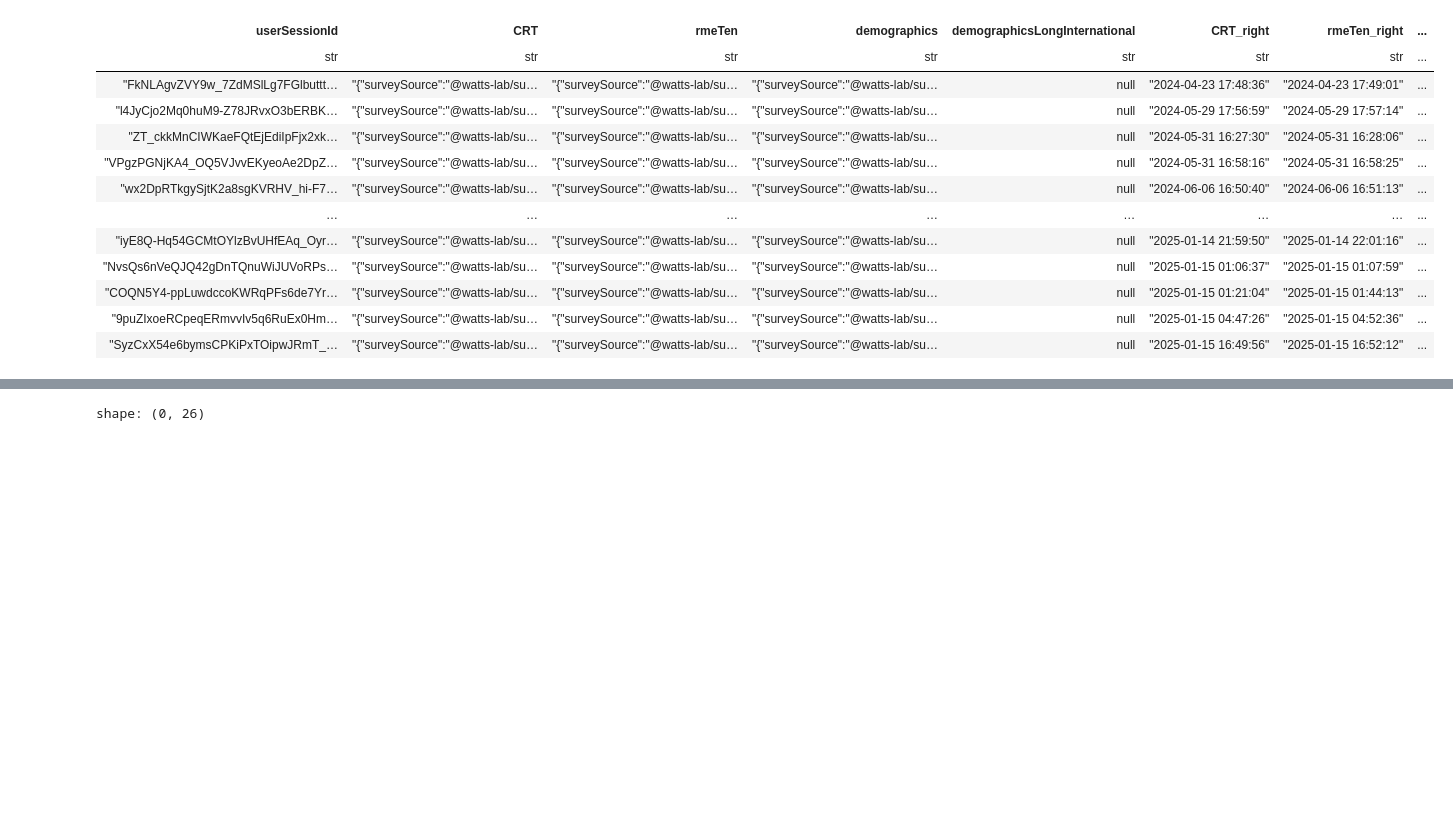
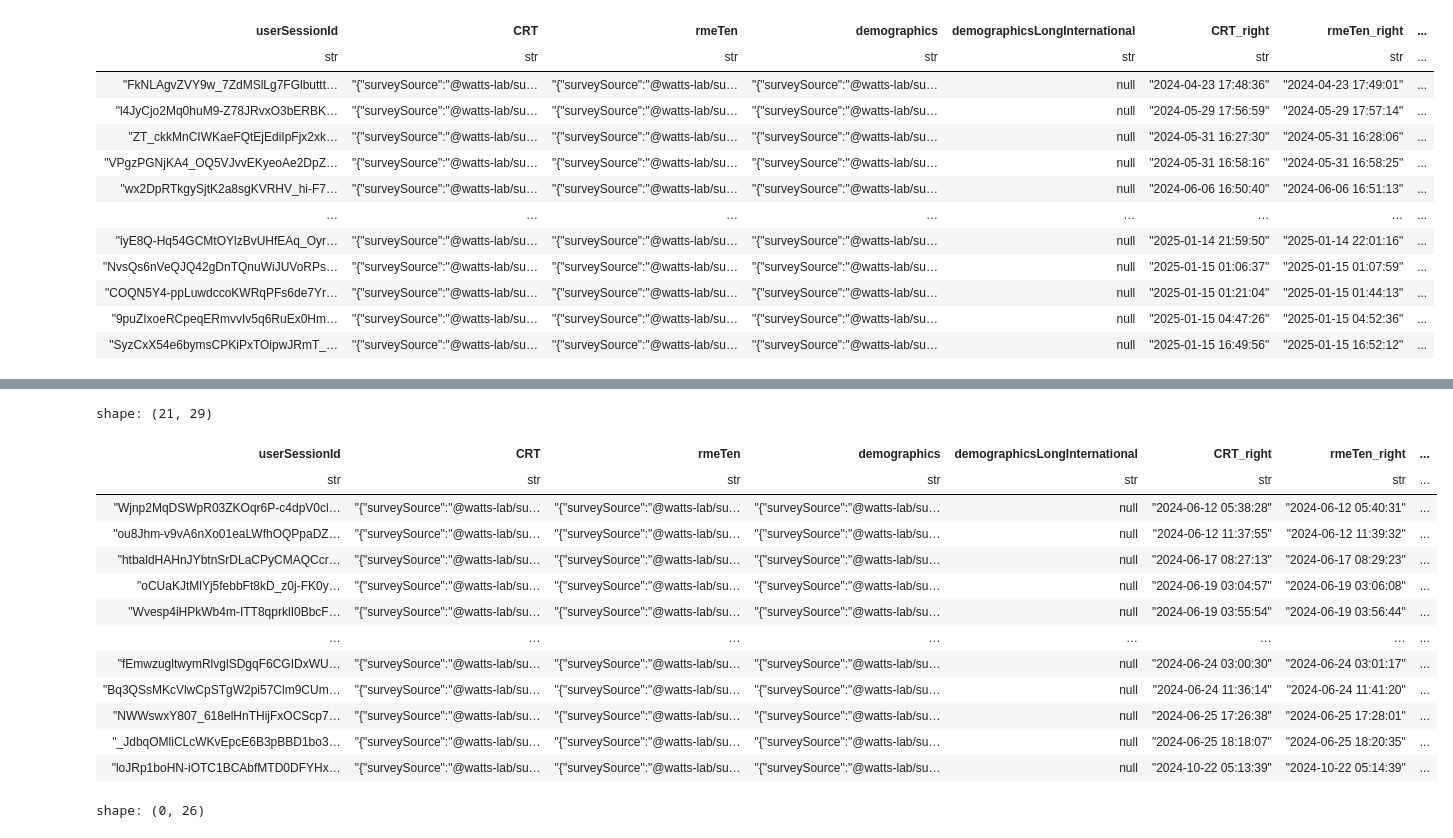
Before and after one commit to Watts-Lab/commonsense-data, a Jupyter notebook: .scripts/dashboard.ipynb, the cells around one changed output, grey strips where cells are left out. Drawn from its saved outputs; the diff is of its cells as text; code cells hidden in the pictures; blank space fills up the shorter version.

```diff
--- a/.scripts/dashboard.ipynb
+++ b/.scripts/dashboard.ipynb
@@ -965,3 +939,20 @@ shape: (33_965, 26)
 | "96RFYxyrmulX-1Z-ENdDV_7qSqhATZ… | null | null | "{"surveySource":"@watts-lab/su… | null | null | null | ... |
 | "U2Bpq1qlt-AEJs0uYFWEffPLhuFhLI… | null | null | "{"surveySource":"@watts-lab/su… | null | null | null | ... |
 | "loJRp1boHN-iOTC1BCAbfMTD0DFYHx… | "{"surveySource":"@watts-lab/su… | "{"surveySource":"@watts-lab/su… | "{"surveySource":"@watts-lab/su… | null | "2024-10-22 05:13:39" | "2024-10-22 05:14:39" | ... |
+# %%
+df_answer_counts = df_replaced.group_by("sessionId").agg(
+    [
+        pl.len().alias("num_answers"),
+        pl.max("createdAt").alias("latest_createdAt"),
+    ]
+)
+df_answer_15 = df_answer_counts.filter(pl.col("num_answers") >= 15)
+
+df_answer_15 = df_answer_15.with_columns(
+    pl.col("latest_createdAt")
+    .dt.cast_time_unit("us")
+    .dt.round("1s")
+    .alias("latest_createdAt")
+)
+
+df_answer_15
@@ -968,3 +974,27 @@ shape: (33_965, 26)
+# %%
+df_possible_matches = df_orphan.join(
+    df_answer_15,
+    left_on="start_time_rounded",
+    right_on="latest_createdAt",
+    how="inner",
+)
+
+df_possible_matches
+# %% [output]
+shape: (21, 29)
+| userSessionId | CRT | rmeTen | demographics | demographicsLongInternational | CRT_right | rmeTen_right | ... |
+| str | str | str | str | str | str | str | ... |
+| "Wjnp2MqDSWpR03ZKOqr6P-c4dpV0cl… | "{"surveySource":"@watts-lab/su… | "{"surveySource":"@watts-lab/su… | "{"surveySource":"@watts-lab/su… | null | "2024-06-12 05:38:28" | "2024-06-12 05:40:31" | ... |
+| "ou8Jhm-v9vA6nXo01eaLWfhOQPpaDZ… | "{"surveySource":"@watts-lab/su… | "{"surveySource":"@watts-lab/su… | "{"surveySource":"@watts-lab/su… | null | "2024-06-12 11:37:55" | "2024-06-12 11:39:32" | ... |
+| "htbaldHAHnJYbtnSrDLaCPyCMAQCcr… | "{"surveySource":"@watts-lab/su… | "{"surveySource":"@watts-lab/su… | "{"surveySource":"@watts-lab/su… | null | "2024-06-17 08:27:13" | "2024-06-17 08:29:23" | ... |
+| "oCUaKJtMlYj5febbFt8kD_z0j-FK0y… | "{"surveySource":"@watts-lab/su… | "{"surveySource":"@watts-lab/su… | "{"surveySource":"@watts-lab/su… | null | "2024-06-19 03:04:57" | "2024-06-19 03:06:08" | ... |
+| "Wvesp4iHPkWb4m-ITT8qprklI0BbcF… | "{"surveySource":"@watts-lab/su… | "{"surveySource":"@watts-lab/su… | "{"surveySource":"@watts-lab/su… | null | "2024-06-19 03:55:54" | "2024-06-19 03:56:44" | ... |
+| … | … | … | … | … | … | … | ... |
+| "fEmwzugltwymRlvglSDgqF6CGIDxWU… | "{"surveySource":"@watts-lab/su… | "{"surveySource":"@watts-lab/su… | "{"surveySource":"@watts-lab/su… | null | "2024-06-24 03:00:30" | "2024-06-24 03:01:17" | ... |
+| "Bq3QSsMKcVlwCpSTgW2pi57Clm9CUm… | "{"surveySource":"@watts-lab/su… | "{"surveySource":"@watts-lab/su… | "{"surveySource":"@watts-lab/su… | null | "2024-06-24 11:36:14" | "2024-06-24 11:41:20" | ... |
+| "NWWswxY807_618elHnTHijFxOCScp7… | "{"surveySource":"@watts-lab/su… | "{"surveySource":"@watts-lab/su… | "{"surveySource":"@watts-lab/su… | null | "2024-06-25 17:26:38" | "2024-06-25 17:28:01" | ... |
+| "_JdbqOMliCLcWKvEpcE6B3pBBD1bo3… | "{"surveySource":"@watts-lab/su… | "{"surveySource":"@watts-lab/su… | "{"surveySource":"@watts-lab/su… | null | "2024-06-25 18:18:07" | "2024-06-25 18:20:35" | ... |
+| "loJRp1boHN-iOTC1BCAbfMTD0DFYHx… | "{"surveySource":"@watts-lab/su… | "{"surveySource":"@watts-lab/su… | "{"surveySource":"@watts-lab/su… | null | "2024-10-22 05:13:39" | "2024-10-22 05:14:39" | ... |
 # %%
 df_orphan.filter(pl.col("start_time") == pl.datetime(2024, 10, 7, 14, 7, 44))
 # %% [output]
```
Also changed, not shown: parts of 22 cells of this notebook.
